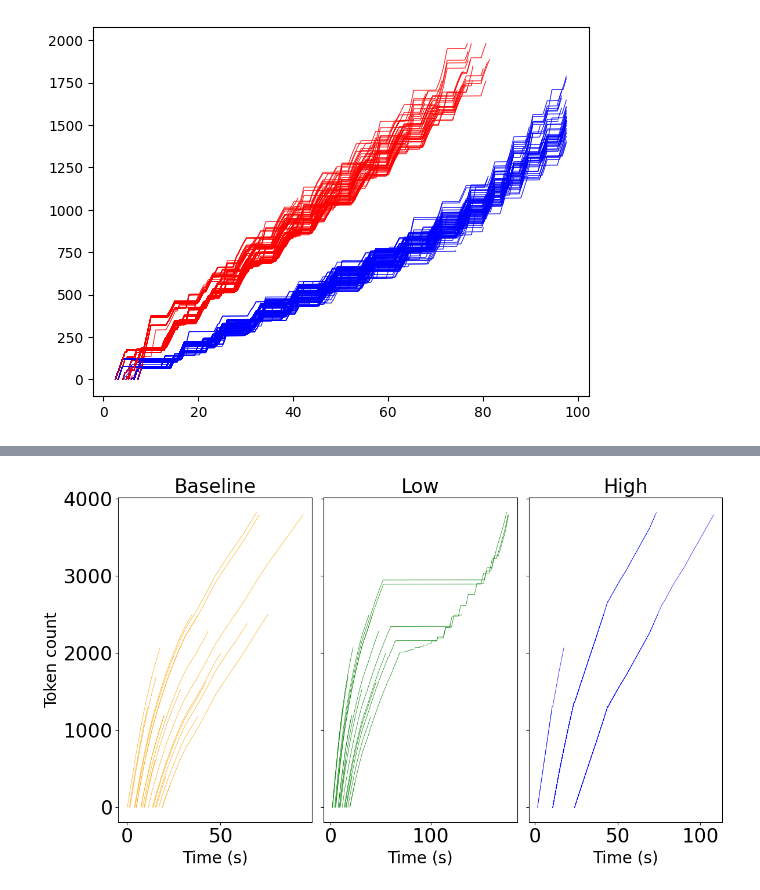
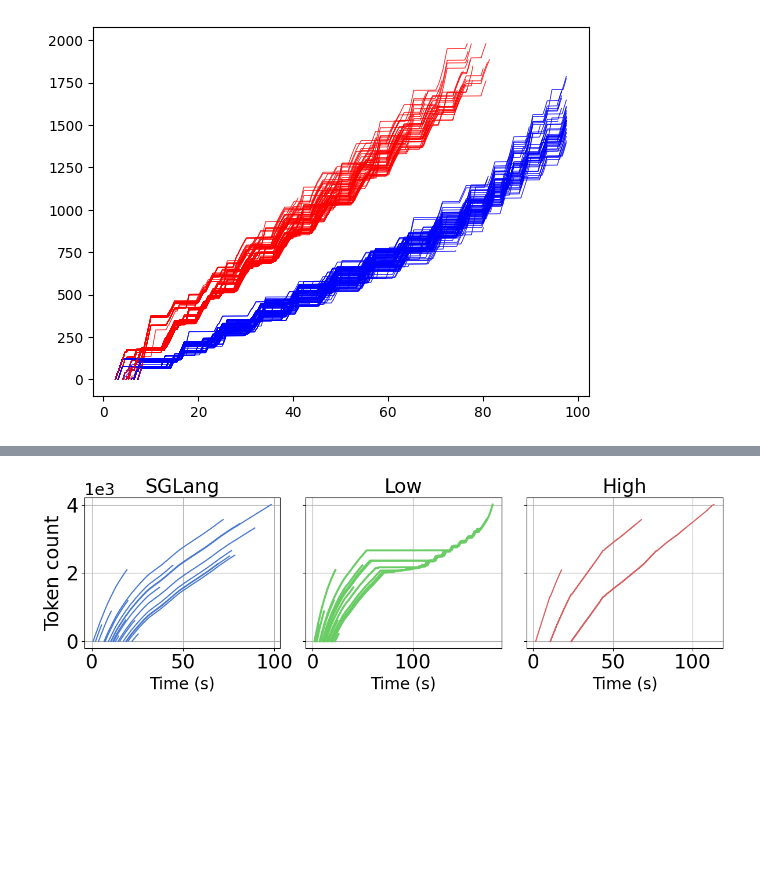
Before and after one commit to flyinglandlord/sglang, a Jupyter notebook: figures/figures.ipynb, the cells around one changed output, grey strips where cells are left out. Saved outputs shown, nothing was run; the diff lists cells and outputs as text; code cells hidden in the pictures; blank space fills up the shorter version.

```diff
--- a/figures/figures.ipynb
+++ b/figures/figures.ipynb
@@ -335,15 +366,18 @@ with open('../exp_result/benchmark_result_baseline_poisson300_rate5.pkl', 'rb')
 # with open('benchmark_result_adaptive_scheduler_1.pkl', 'rb') as f:
     outputs_baseline = pickle.load(f)
 
-with open('../benchmark_result_high_buffer_conserv.pkl', 'rb') as f:
+with open('../exp_result/benchmark_result_high_buffer_conserv.pkl', 'rb') as f:
     outputs_high = pickle.load(f)
 
-with open('../benchmark_result_low_buffer_conserv.pkl', 'rb') as f:
+with open('../exp_result/benchmark_result_low_buffer_conserv.pkl', 'rb') as f:
     outputs_low = pickle.load(f)
 
 sample_ids = random.sample(range(0, 100), 20) # + random.sample(range(100, 150), 20)
 
-fig, axs = plt.subplots(1, 3, figsize=(12, 7))  # Slightly smaller figure
+fig, axs = plt.subplots(1, 3, figsize=(12, 4))  # Slightly smaller figure
+axs[0].grid()
+axs[1].grid()
+axs[2].grid()
 
 output = outputs_baseline[30]
 cum_itl = [i for i in range(50)]
@@ -352,16 +386,20 @@ min_request_time = outputs_baseline[0].request_time
 for i in range(len(outputs_baseline)):
     min_request_time = min(min_request_time, outputs_baseline[i].request_time)
 
+palette = sns.color_palette("muted", 5)
+
 for i in sample_ids:
     output = outputs_baseline[i]
     cum_itl = [0] + np.cumsum(output.itl)
     token_num = list(range(0, len(cum_itl)))
     if output.output_speed < 30:
-        axs[0].plot((output.request_time - min_request_time) + output.ttft + cum_itl, token_num, color='orange', linewidth=0.5)
+        axs[0].plot((output.request_time - min_request_time) + output.ttft + cum_itl, token_num, color=palette[0], linewidth=1.5)
     else:
-        axs[0].plot((output.request_time - min_request_time) + output.ttft + cum_itl, token_num, color='red', linewidth=0.5)
+        axs[0].plot((output.request_time - min_request_time) + output.ttft + cum_itl, token_num, color='red', linewidth=1.5)
 axs[0].tick_params(axis='both', labelsize=24)
-axs[0].set_title('Baseline', fontsize=24)
+axs[0].set_title('SGLang', fontsize=24)
+axs[0].ticklabel_format(style='sci', axis='y', scilimits=(0, 0))
+axs[0].yaxis.get_offset_text().set(size=20)
 
 output = outputs_high[30]
 cum_itl = [i for i in range(50)]
@@ -375,47 +413,51 @@ for i in sample_ids:
     cum_itl = [0] + np.cumsum(output.itl)
     token_num = list(range(0, len(cum_itl)))
     if output.output_speed < 30:
-        axs[2].plot((output.request_time - min_request_time) + output.ttft + cum_itl, token_num, color='blue', linewidth=0.5)
+        axs[2].plot((output.request_time - min_request_time) + output.ttft + cum_itl, token_num, color=palette[3], linewidth=1.5)
     else:
-        axs[2].plot((output.request_time - min_request_time) + output.ttft + cum_itl, token_num, color='red', linewidth=0.5)
+        axs[2].plot((output.request_time - min_request_time) + output.ttft + cum_itl, token_num, color='red', linewidth=1.5)
 axs[2].tick_params(axis='both', labelsize=24)
 axs[2].set_title('High', fontsize=24)
+axs[2].ticklabel_format(style='sci', axis='y', scilimits=(0, 0))
+axs[2].yaxis.get_offset_text().set(size=20)
 # axs[2].set_xlabel('Time (s)', fontsize=20)
 # axs[2].set_ylabel('Token count', fontsize=20)
 
 output = outputs_low[30]
 cum_itl = [i for i in range(50)]
 token_num = list(range(0, len(cum_itl)))
 min_request_time = outputs_low[0].request_time
 for i in range(len(outputs_low)):
     min_request_time = min(min_request_time, outputs_low[i].request_time)
 
 for i in sample_ids:
     output = outputs_low[i]
     cum_itl = [0] + np.cumsum(output.itl)
     token_num = list(range(0, len(cum_itl)))
     if output.output_speed < 30:
-        axs[1].plot((output.request_time - min_request_time) + output.ttft + cum_itl, token_num, color='green', linewidth=0.5)
+        axs[1].plot((output.request_time - min_request_time) + output.ttft + cum_itl, token_num, color=palette[2], linewidth=2.5)
     else:
-        axs[1].plot((output.request_time - min_request_time) + output.ttft + cum_itl, token_num, color='red', linewidth=0.5)
+        axs[1].plot((output.request_time - min_request_time) + output.ttft + cum_itl, token_num, color='red', linewidth=2.5)
 axs[1].tick_params(axis='both', labelsize=24)
 axs[1].set_title('Low', fontsize=24)
+axs[1].ticklabel_format(style='sci', axis='y', scilimits=(0, 0))
+axs[1].yaxis.get_offset_text().set(size=20)
 # axs[1].set_xlabel('Time (s)', fontsize=20)
 # axs[1].set_ylabel('Token count', fontsize=20)
 # 统一横轴标签
 for i, ax in enumerate(axs):
     ax.set_xlabel('Time (s)', fontsize=20)
     if i != 0:
         ax.tick_params(labelleft=False)
     else:
-        ax.set_ylabel('Token count', fontsize=20)
+        ax.set_ylabel('Token count', fontsize=24)
 
 plt.tight_layout()
 pdf_path = "./6-buffer-conservativeness-sensitivity.pdf"
 plt.savefig(pdf_path, dpi=300)
 plt.show()
 # %% [output]
-[figure, old version]
+[figure, new version]
 # %%
 import pickle
 from dataclasses import dataclass, field
```
Also changed, not shown: parts of 8 cells of this notebook, 9 other files.
